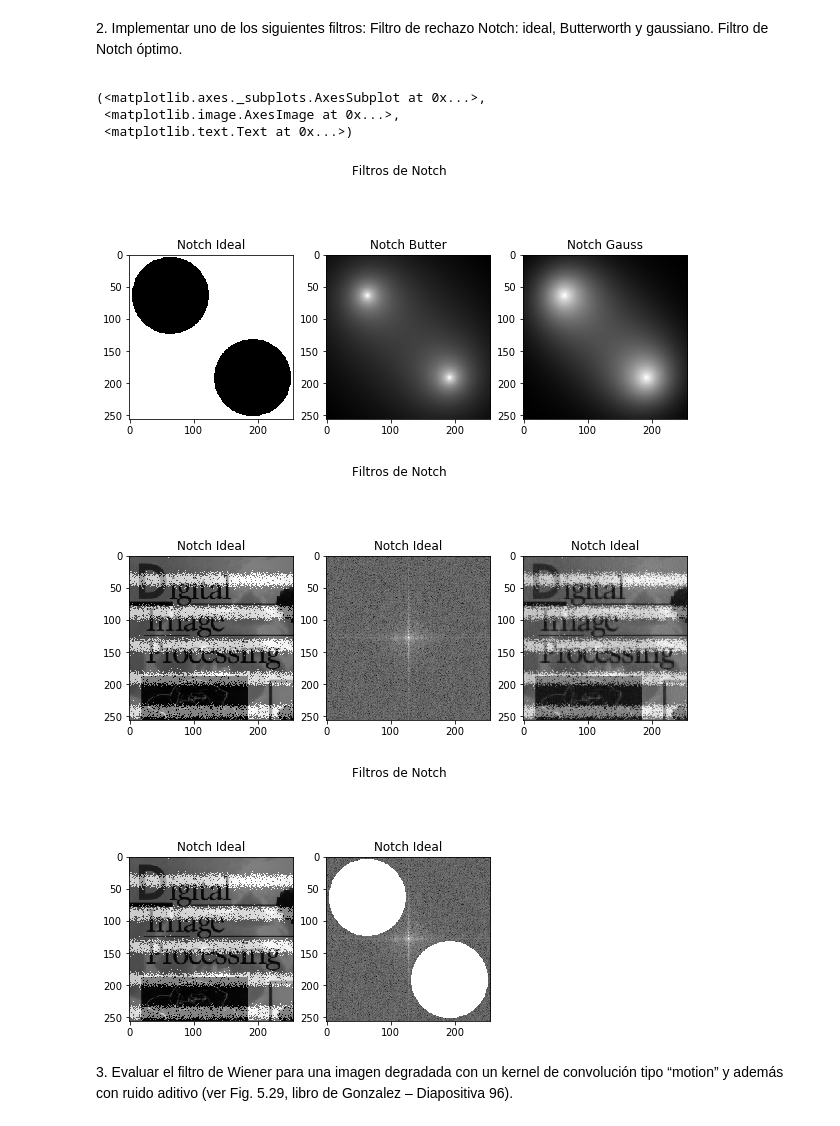
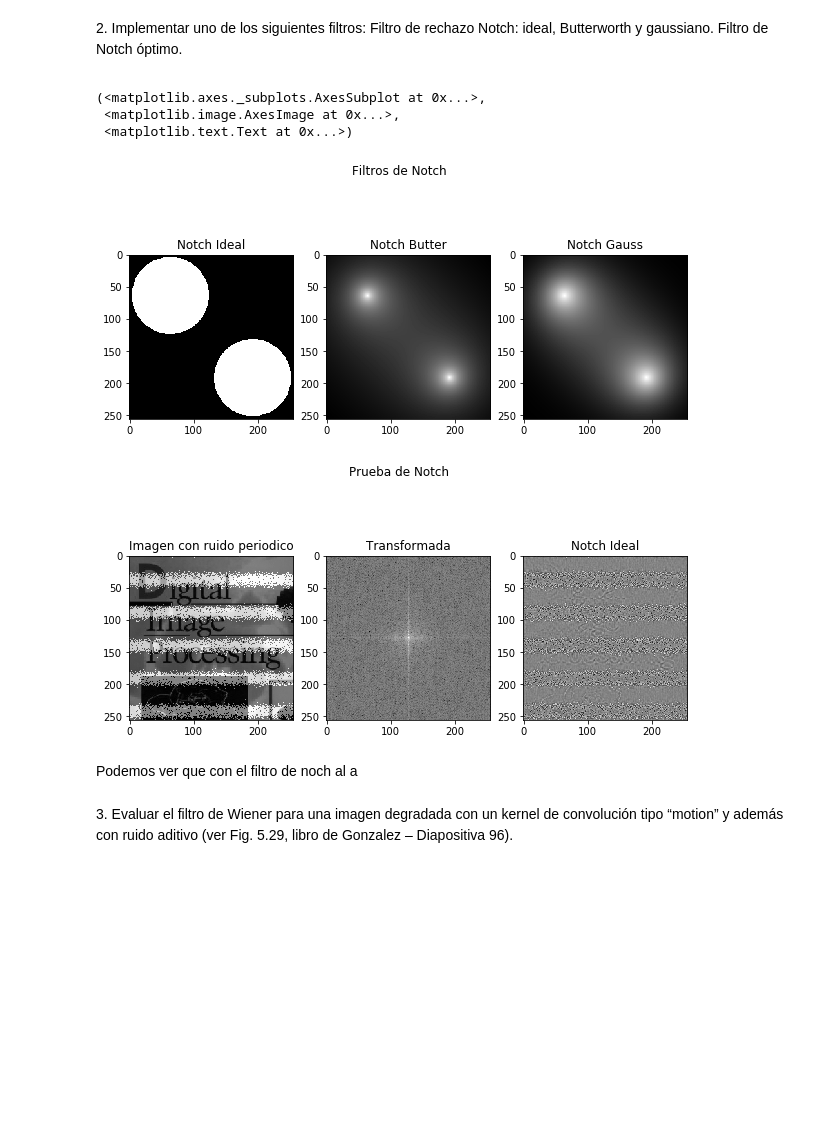
Before and after one commit to seradiazpin/MachineVisionUnal, a Jupyter notebook: Tarea6/Tarea6.ipynb, the cells around one changed output. Cells and saved outputs as stored; diff of their text form; code cells hidden in the pictures; blank space fills up the shorter version.

```diff
--- a/Tarea6/Tarea6.ipynb
+++ b/Tarea6/Tarea6.ipynb
@@ -20,7 +20,7 @@ from matplotlib import pyplot as plt
 from __future__ import division
 
 # Imagenes de http://www.math.ucla.edu/~lvese/155.1.09w/
-img = cv2.imread('Fig/libro.jpg',0)
+img = cv2.imread('Fig/ex.png',0)
 print "Listo"
 # %% [output]
 Listo
@@ -102,6 +101,16 @@ plt.subplot(122), plt.imshow(hola, cmap=plt.cm.gray), plt.title('Imagen speckle'
   Filtro de Notch óptimo.
 <p>
 # %%
+def fft(img):
+    f = np.fft.fft2(img)
+    fshift = np.fft.fftshift(f)
+    return fshift
+
+def ifft(img):
+    fshift = np.fft.ifftshift(img)
+    f = np.fft.ifft2(fshift)
+    return f.real
+
 def notch_ideal(shape, f , pxd = 1):
     pxd = float(pxd)
     rows, cols = shape
@@ -138,49 +147,48 @@ def notch_butter(shape,filt,n,pxd=1):
     f= 1 - 1/ (1+(pot**n))
     return f
 
 def periodic_noise(shape):
     rows, cols = shape
     t = np.linspace(0, 10*np.pi, cols)
     img_per = np.zeros(shape)
     for i in range(cols-1):
         data = 3.0*np.sin(t+0.001) + 0.5 + np.random.randn(cols)
         img_per[:,i] = np.uint8(data)
     return img_per
 
-notch_i = 1- notch_ideal(img.shape,60)
-notch_butter = notch_butter(img.shape,60,1)
-notch_gauss = notch_gauss(img.shape,60)
+
+libro = cv2.imread('Fig/libro.jpg',0)
+
+notch_i = notch_ideal(libro.shape,60)
+notch_butter = notch_butter(libro.shape,60,1)
+notch_gauss = notch_gauss(libro.shape,60)
 
 
-periodic_noise_i = periodic_noise(img.shape)
+periodic_noise_i = periodic_noise(libro.shape)
 
-ino = img+periodic_noise_i
+ino = libro+periodic_noise_i
 ff = fft(ino)
 fil = ifft(ff*(notch_i+np.fliplr(notch_i)))
 
 plt.figure(1,figsize=(10,5))
 plt.suptitle('Filtros de Notch')
 plt.subplot(131), plt.imshow(notch_i, cmap=plt.cm.gray), plt.title('Notch Ideal')
 plt.subplot(132), plt.imshow(notch_butter, cmap=plt.cm.gray), plt.title('Notch Butter')
 plt.subplot(133), plt.imshow(notch_gauss, cmap=plt.cm.gray), plt.title('Notch Gauss')
 
 plt.figure(2,figsize=(10,5))
-plt.suptitle('Filtros de Notch')
-plt.subplot(131), plt.imshow(ino, cmap=plt.cm.gray), plt.title('Notch Ideal')
-plt.subplot(132), plt.imshow(20*np.log(abs(ff)), cmap=plt.cm.gray), plt.title('Notch Ideal')
+plt.suptitle('Prueba de Notch')
+plt.subplot(131), plt.imshow(ino, cmap=plt.cm.gray), plt.title('Imagen con ruido periodico')
+plt.subplot(132), plt.imshow(20*np.log(abs(ff)), cmap=plt.cm.gray), plt.title('Transformada')
 plt.subplot(133), plt.imshow(fil, cmap=plt.cm.gray), plt.title('Notch Ideal')
-
-plt.figure(3,figsize=(10,5))
-plt.suptitle('Filtros de Notch')
-plt.subplot(131), plt.imshow(ino, cmap=plt.cm.gray), plt.title('Notch Ideal')
-plt.subplot(132), plt.imshow(20*np.log(abs(ff*notch_i)), cmap=plt.cm.gray), plt.title('Notch Ideal')
 # %% [output]
 (<matplotlib.axes._subplots.AxesSubplot at 0x...>,
  <matplotlib.image.AxesImage at 0x...>,
  <matplotlib.text.Text at 0x...>)
-[figure, old version]
+[figure, new version]
-[figure, old version]
+[figure, new version]
-[figure, removed]
+# %% [markdown]
+Podemos ver que con el filtro de noch al a
 # %% [markdown]
 
 <p>3. Evaluar el filtro de Wiener para una imagen degradada con un kernel de convolución tipo “motion” y además con ruido aditivo (ver Fig. 5.29, libro de Gonzalez – Diapositiva 96).</p>
```
Also changed, not shown: parts of 4 cells of this notebook.
